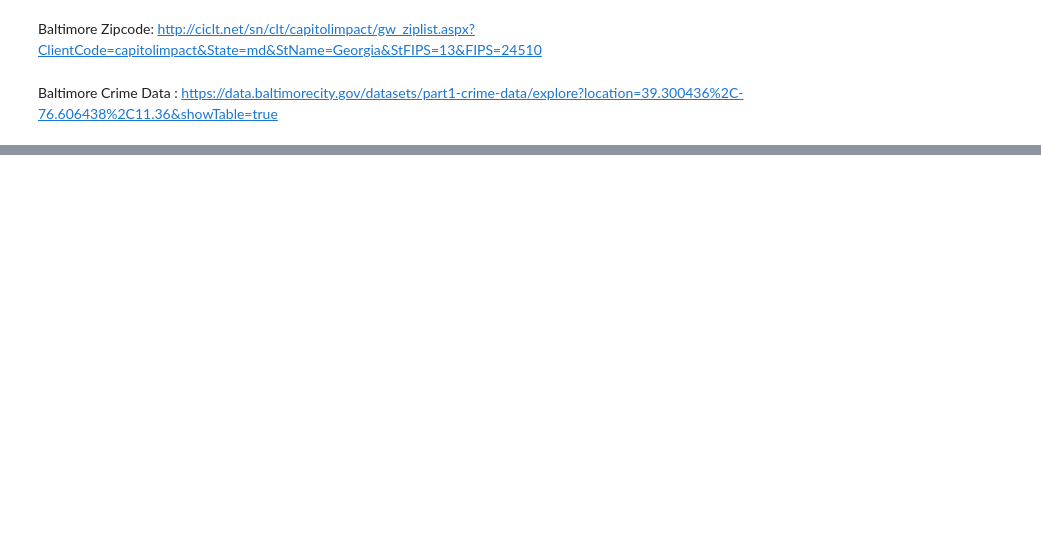
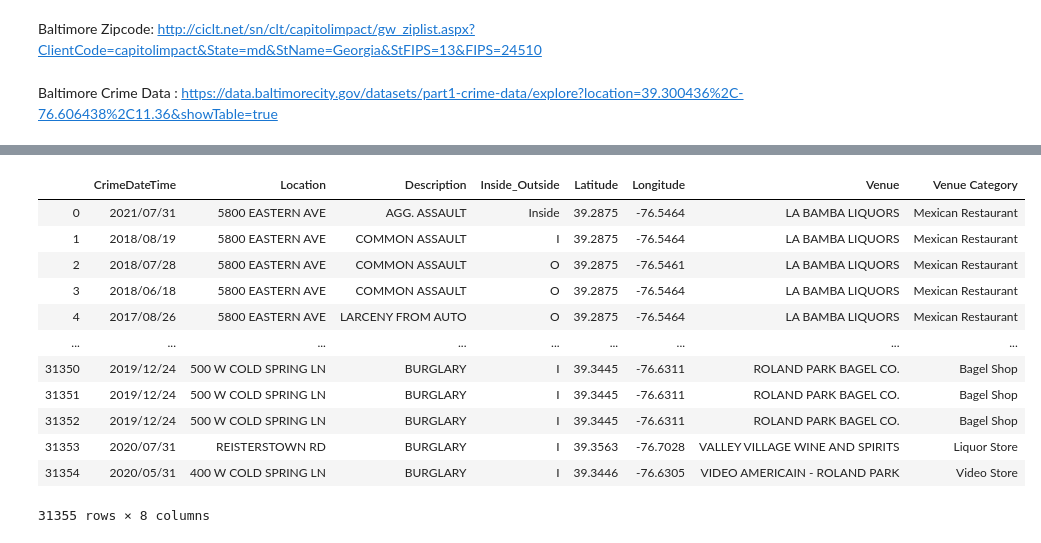
Before and after one commit to gihonglee/CapstoneProject, a Jupyter notebook: scripts/wk4and5.ipynb, the cells around one changed output, grey strips where cells are left out. Drawn from its saved outputs; the diff is of its cells as text; code cells hidden in the pictures; blank space fills up the shorter version.

```diff
--- a/scripts/wk4and5.ipynb
+++ b/scripts/wk4and5.ipynb
@@ -22,0 +235,2 @@ Baltimore Crime Data : https://data.baltimorecity.gov/datasets/part1-crime-data/
+# %%
+a = getNearbyVenues(hood_coor["Neighborhood"], hood_coor["Latitude"], hood_coor["Longitude"], radius = 500)
@@ -22,0 +257,3 @@ Baltimore Crime Data : https://data.baltimorecity.gov/datasets/part1-crime-data/
+# %%
+baltimore_store = a
+baltimore_store
@@ -22,0 +318,18 @@ Baltimore Crime Data : https://data.baltimorecity.gov/datasets/part1-crime-data/
+# %%
+merge_col = ["CrimeDateTime", "Location", "Description", "Inside_Outside", "Latitude", "Longitude","Venue","Venue Category"]
+merge_df = merge_df[merge_col]
+merge_df
+# %% [output]
+|  | CrimeDateTime | Location | Description | Inside_Outside | Latitude | Longitude | Venue | Venue Category |
+| 0 | 2021/07/31 | 5800 EASTERN AVE | AGG. ASSAULT | Inside | 39.2875 | -76.5464 | LA BAMBA LIQUORS | Mexican Restaurant |
+| 1 | 2018/08/19 | 5800 EASTERN AVE | COMMON ASSAULT | I | 39.2875 | -76.5464 | LA BAMBA LIQUORS | Mexican Restaurant |
+| 2 | 2018/07/28 | 5800 EASTERN AVE | COMMON ASSAULT | O | 39.2875 | -76.5461 | LA BAMBA LIQUORS | Mexican Restaurant |
+| 3 | 2018/06/18 | 5800 EASTERN AVE | COMMON ASSAULT | O | 39.2875 | -76.5464 | LA BAMBA LIQUORS | Mexican Restaurant |
+| 4 | 2017/08/26 | 5800 EASTERN AVE | LARCENY FROM AUTO | O | 39.2875 | -76.5464 | LA BAMBA LIQUORS | Mexican Restaurant |
+| ... | ... | ... | ... | ... | ... | ... | ... | ... |
+| 31350 | 2019/12/24 | 500 W COLD SPRING LN | BURGLARY | I | 39.3445 | -76.6311 | ROLAND PARK BAGEL CO. | Bagel Shop |
+| 31351 | 2019/12/24 | 500 W COLD SPRING LN | BURGLARY | I | 39.3445 | -76.6311 | ROLAND PARK BAGEL CO. | Bagel Shop |
+| 31352 | 2019/12/24 | 500 W COLD SPRING LN | BURGLARY | I | 39.3445 | -76.6311 | ROLAND PARK BAGEL CO. | Bagel Shop |
+| 31353 | 2020/07/31 | REISTERSTOWN RD | BURGLARY | I | 39.3563 | -76.7028 | VALLEY VILLAGE WINE AND SPIRITS | Liquor Store |
+| 31354 | 2020/05/31 | 400 W COLD SPRING LN | BURGLARY | I | 39.3446 | -76.6305 | VIDEO AMERICAIN - ROLAND PARK | Video Store |
+31355 rows × 8 columns
```
Also changed, not shown: parts of 53 cells of this notebook.
